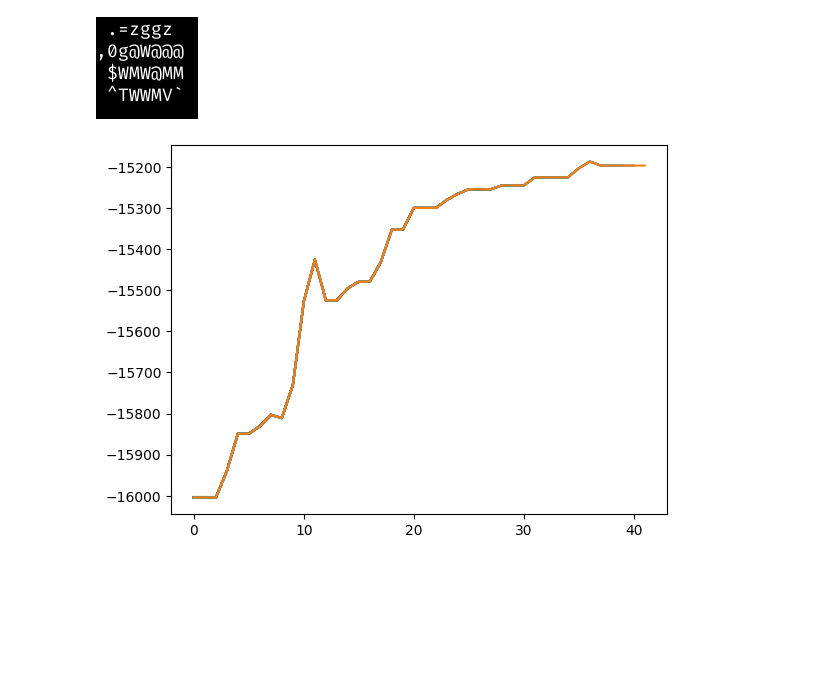
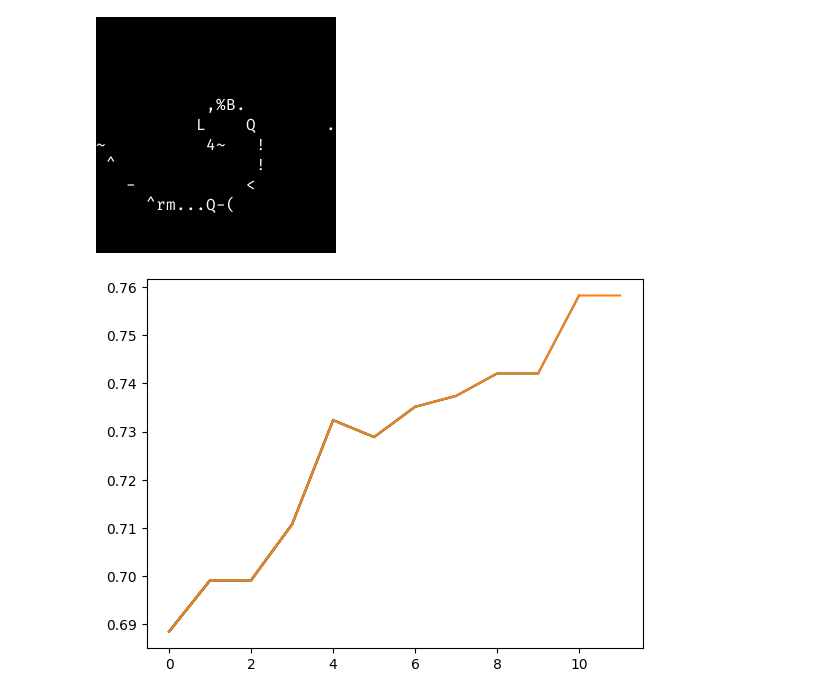
Before and after one commit to wojciechsadlik/python-char-art, a Jupyter notebook: notebooks/line_heuristics.ipynb, the cells around one changed output. Drawn from its saved outputs; the diff is of its cells as text; code cells hidden in the pictures; blank space fills up the shorter version.

```diff
--- a/notebooks/line_heuristics.ipynb
+++ b/notebooks/line_heuristics.ipynb
@@ -39,8 +46,13 @@ display(prep_img)
 from converters.line_heuristics.greedy import GreedyLineSearch
 
 line_converter = GreedyLineSearch(CHAR_SET, FONT)
-res_arr = ImgConverter(line_converter).img2symbols(prep_img, line_height=line_height)
+res_arr = ImgConverter(line_converter).img2symbols(prep_img,
+                                                   max_lines=MAX_LINES,
+                                                   line_height=line_height,
+                                                   max_cols=MAX_COLS,
+                                                   col_width=col_width)
 print(res_arr)
-print(evaluate_symbol_arr(prep_img, res_arr, FONT, prep_img.size))
-display(render_symbols_img(res_arr, FONT, wh=prep_img.size))
+rendered = render_symbols_img(res_arr, FONT)
+print(img_similarity(orig_img, rendered))
+display(rendered)
 # %% [output]
@@ -50,11 +62,17 @@ display(render_symbols_img(res_arr, FONT, wh=prep_img.size))
 # %%
 from converters.line_heuristics.random_search import RandomLineSearch
 
-line_converter = RandomLineSearch(CHAR_SET, FONT, 1000)
+line_converter = RandomLineSearch(CHAR_SET, FONT, 1500)
 res_history = []
-for res_arr in ImgConverter(line_converter).img2symbols_lazy(prep_img, line_height=line_height, gens_per_step=5):
-    res_history.append(evaluate_symbol_arr(prep_img, res_arr, FONT, prep_img.size))
+for res_arr in ImgConverter(line_converter).img2symbols_lazy(prep_img,
+                                                             max_lines=MAX_LINES,
+                                                             line_height=line_height,
+                                                             max_cols=MAX_COLS,
+                                                             col_width=col_width,
+                                                             gens_per_step=10):
+    rendered = render_symbols_img(res_arr, FONT)
+    res_history.append(img_similarity(orig_img, rendered))
     clear_output()
+    display(rendered)
     plt.plot(res_history)
-    display(render_symbols_img(res_arr, FONT, wh=prep_img.size))
 # %% [output]
@@ -63,18 +81,24 @@ for res_arr in ImgConverter(line_converter).img2symbols_lazy(prep_img, line_heig
 # %%
 from converters.line_heuristics.harmony_search import HarmonyLineSearch
 
-line_converter =  HarmonyLineSearch(CHAR_SET, FONT, generations=200, pop_count=20,
-                                    mem_rate=0.6, pa_rate=0.2, pa=len(CHAR_SET) // 4,
+line_converter =  HarmonyLineSearch(CHAR_SET, FONT, generations=50, pop_count=20,
+                                    mem_rate=0.9, pa_rate=0.1, pa=len(CHAR_SET) // 8,
                                     tile_converter=tile_converter)
 res_history = []
-for res_arr in ImgConverter(line_converter).img2symbols_lazy(prep_img, line_height=line_height, gens_per_step=5):
-    res_history.append(evaluate_symbol_arr(prep_img, res_arr, FONT, prep_img.size))
+for res_arr in ImgConverter(line_converter).img2symbols_lazy(prep_img,
+                                                             max_lines=MAX_LINES,
+                                                             line_height=line_height,
+                                                             max_cols=MAX_COLS,
+                                                             col_width=col_width,
+                                                             gens_per_step=5):
+    rendered = render_symbols_img(res_arr, FONT)
+    res_history.append(img_similarity(orig_img, rendered))
     clear_output()
+    display(rendered)
     plt.plot(res_history)
-    display(render_symbols_img(res_arr, FONT, wh=prep_img.size))
 # %% [output]
-[figure, old version]
+[figure, new version]
-[figure, old version]
+[figure, new version]
 # %%
 from converters.line_heuristics.genetic_search import GeneticLineSearch
 
```
Also changed, not shown: parts of 5 cells of this notebook, 8 other files.
